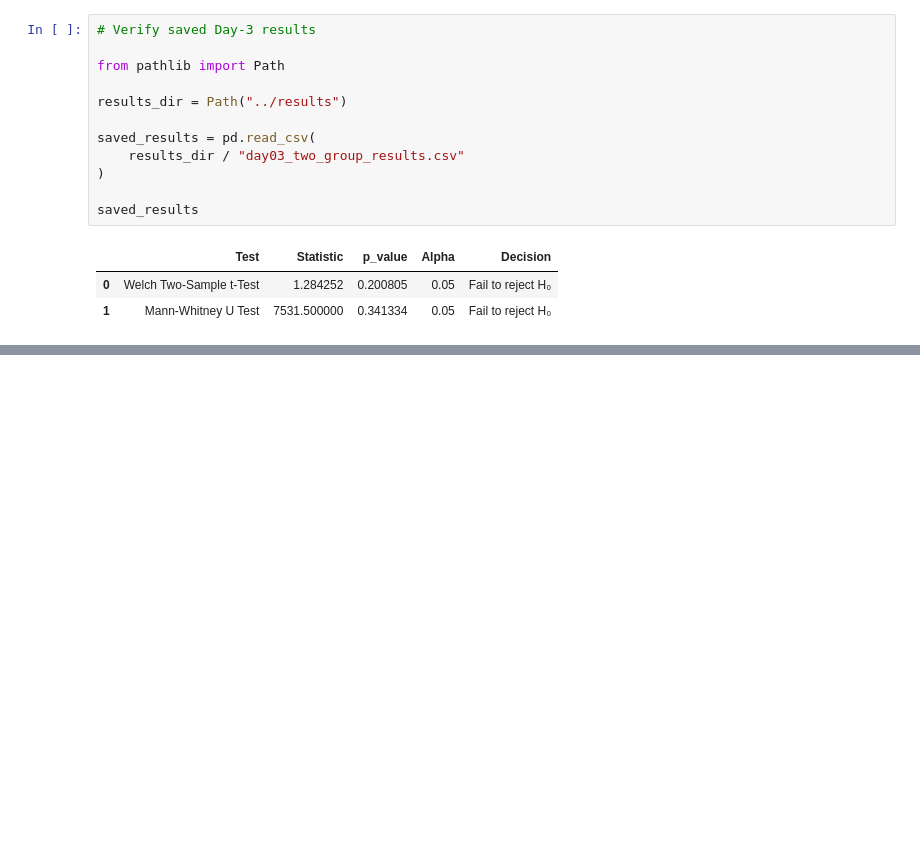
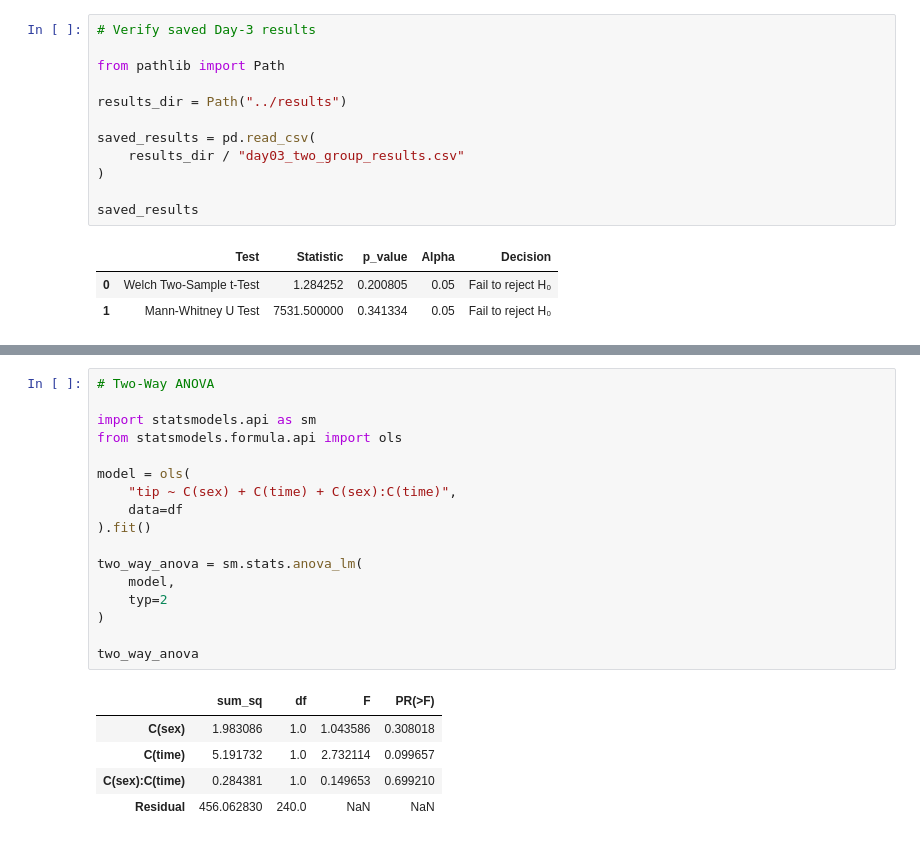
Before and after one commit to shaiksiraj04/RabTech-Academy-Internship, a Jupyter notebook: Task-3/notebooks/Task_3_Statistical_Analysis.ipynb, the cells around one changed output, grey strips where cells are left out. Cells and saved outputs as stored; diff of their text form; blank space fills up the shorter version.

```diff
--- a/Task-3/notebooks/Task_3_Statistical_Analysis.ipynb
+++ b/Task-3/notebooks/Task_3_Statistical_Analysis.ipynb
@@ -500,0 +642,23 @@ saved_results
+# %%
+# Two-Way ANOVA
+
+import statsmodels.api as sm
+from statsmodels.formula.api import ols
+
+model = ols(
+    "tip ~ C(sex) + C(time) + C(sex):C(time)",
+    data=df
+).fit()
+
+two_way_anova = sm.stats.anova_lm(
+    model,
+    typ=2
+)
+
+two_way_anova
+# %% [output]
+|  | sum_sq | df | F | PR(>F) |
+| C(sex) | 1.983086 | 1.0 | 1.043586 | 0.308018 |
+| C(time) | 5.191732 | 1.0 | 2.732114 | 0.099657 |
+| C(sex):C(time) | 0.284381 | 1.0 | 0.149653 | 0.699210 |
+| Residual | 456.062830 | 240.0 | NaN | NaN |
```
Also changed, not shown: parts of 10 cells of this notebook, 5 other files.
